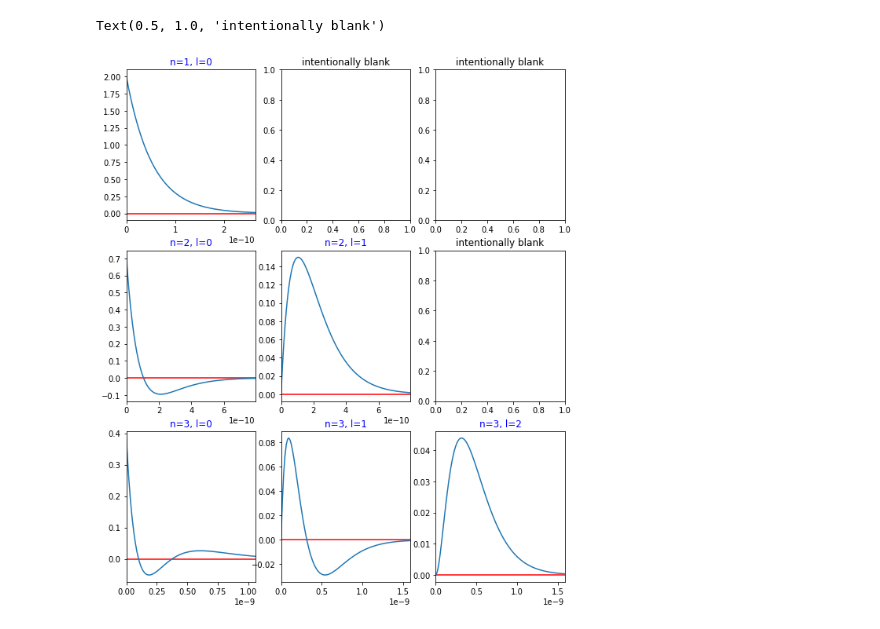
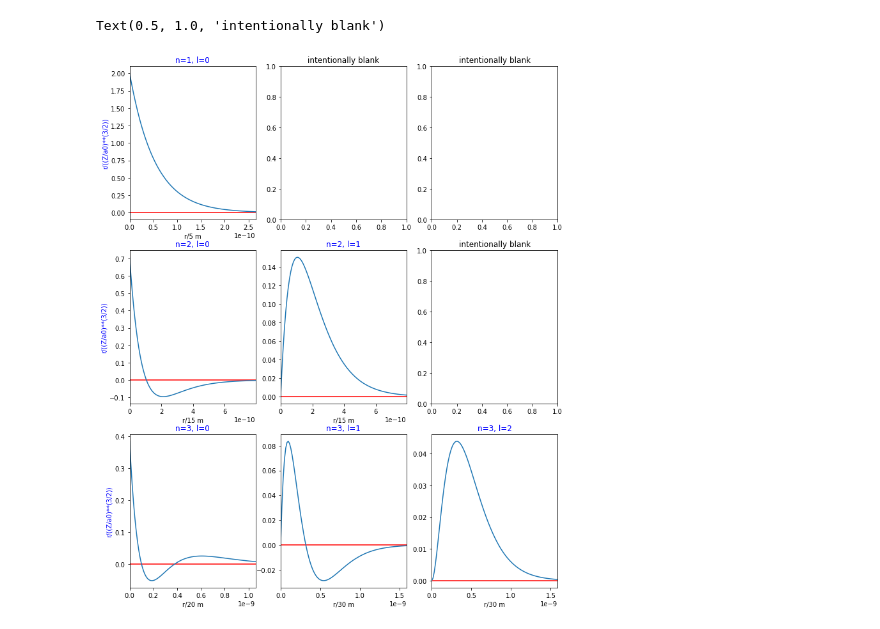
Before and after one commit to akey7/basic-quantum-models, a Jupyter notebook: notebooks/hydrogenic_atom_2.ipynb, the cells around one changed output. Cells and saved outputs as stored; diff of their text form; code cells hidden in the pictures.

Commit message:
Update hydrogenic_atom_2.ipynb
Add rydberg calculation and label plots properly.

```diff
--- a/notebooks/hydrogenic_atom_2.ipynb
+++ b/notebooks/hydrogenic_atom_2.ipynb
@@ -34,11 +34,33 @@ class HydrogenicAtom:
         z: int
             Number of protons in the nucleus. Defaults to 1.
         """
-        self.a0 = 5.29e-11 # m
+        self.a0 = 5.29e-11       # m
         self.me = 9.10938356e-31 # kg
+        self.rh = 109677         # cm^-1, Rydberg constant
         self.n = n
         self.l = l
         self.z = z
+
+    def rydberg(self, n1, n2):
+        """
+        Calculates the Rydberg wavenumber between n1 and n2.
+
+        Parameters
+        ----------
+        n1: int
+            The n1 level
+
+        n2: int
+            The n2 level
+
+        Returns
+        -------
+        float
+            Wavenumber of the transition
+        """
+        t1 = 1 / n1 ** 2
+        t2 = 1 / n2 ** 2
+        return self.rh * (t1 - t2)
 
     def rho(self, r):
         """
@@ -98,36 +120,39 @@ class HydrogenicAtom:
         else:
             raise Exception(f'No radial function for {self.n} and {self.l}')
 # %%
-fig, axs = plt.subplots(nrows=3, ncols=3, figsize=(10, 12))
+fig, axs = plt.subplots(nrows=3, ncols=3, figsize=(12, 15))
 
 # Just so I can access instance variables in an instance to make the dictionary.
 ha = HydrogenicAtom(n=2, l=1)
 yscaler = (ha.z / ha.a0)**(3/2)
 
 parameters = [
     {'n': 1, 'l': 0, 'x_scaler': 5, 'yscaler':  yscaler },
     {'n': 2, 'l': 0, 'x_scaler': 15, 'yscaler': yscaler },
     {'n': 3, 'l': 0, 'x_scaler': 20, 'yscaler': yscaler },
     {'n': 2, 'l': 1, 'x_scaler': 15, 'yscaler': yscaler },
     {'n': 3, 'l': 1, 'x_scaler': 30, 'yscaler': yscaler },
     {'n': 3, 'l': 2, 'x_scaler': 30, 'yscaler': yscaler }
 ]
 
 for p in parameters:
     row = p['n'] - 1
     col = p['l']
     ha = HydrogenicAtom(n=p['n'], l=p['l'])
     xs = np.linspace(0, ha.a0 * p['x_scaler'], 100)
     ys = [ha.radial(r) / p['yscaler'] for r in xs]
     ax = axs[row, col]
     ax.set_title(f'n={p["n"]}, l={p["l"]}', color='b')
     ax.set_xlim(min(xs), max(xs))
+    if col == 0:
+        ax.set_ylabel('r/((Z/a0)**(3/2))', color='b')
+    ax.set_xlabel(f'r/{p["x_scaler"]} m')
     ax.axhline(0.0, color='r')
     ax.plot(xs, ys)
 
 axs[0, 1].set_title('intentionally blank')
 axs[0, 2].set_title('intentionally blank')
 axs[1, 2].set_title('intentionally blank')
 # %% [output]
 Text(0.5, 1.0, 'intentionally blank')
-[figure, old version]
+[figure, new version]
```
